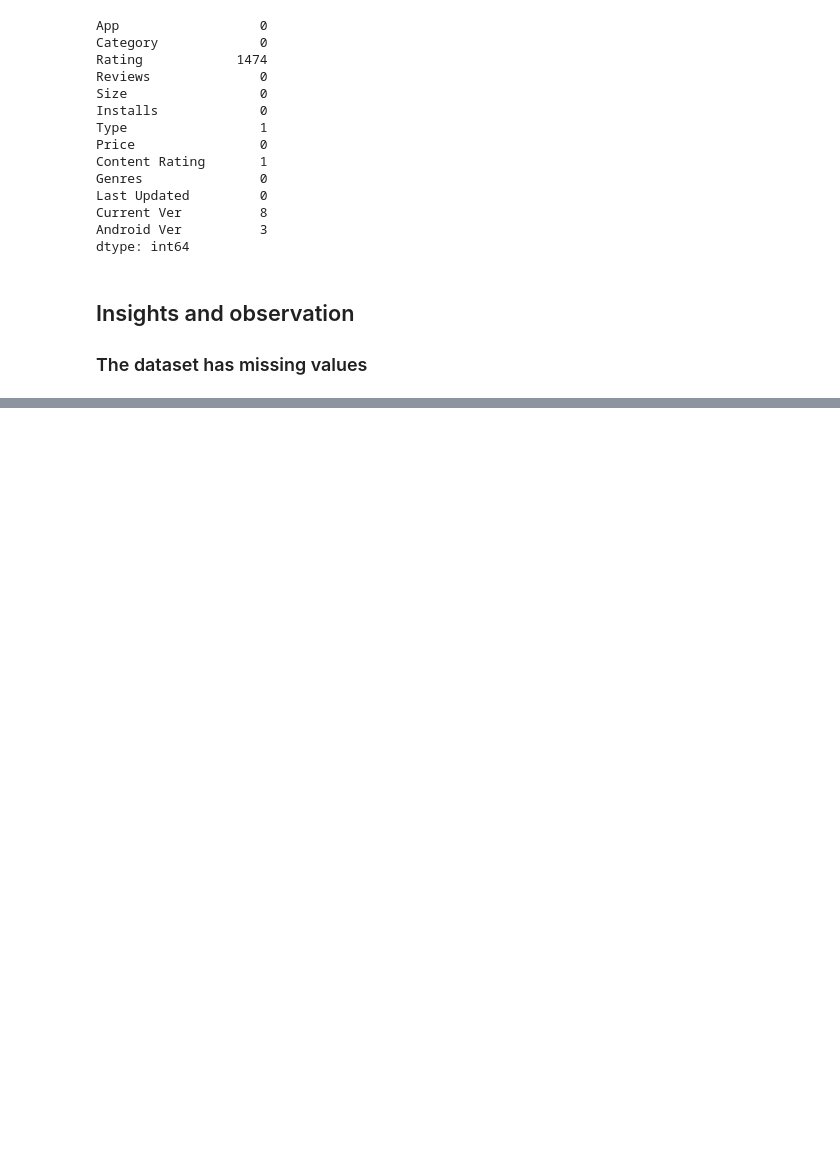
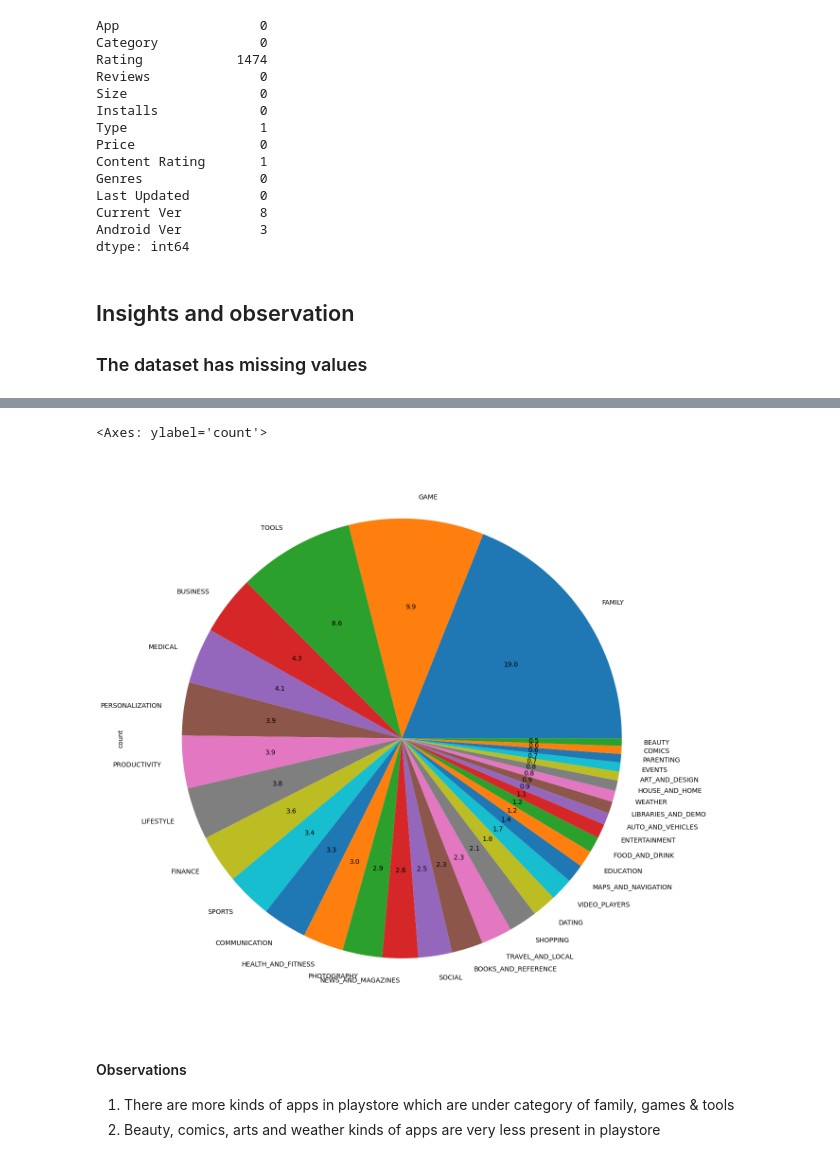
Before and after one commit to netofr19/machine_learning_course, a Jupyter notebook: exploratory_data_analysis/google_playstore_dataset.ipynb, the cells around one changed output, grey strips where cells are left out. Drawn from its saved outputs; the diff is of its cells as text; code cells hidden in the pictures; blank space fills up the shorter version.

```diff
--- a/exploratory_data_analysis/google_playstore_dataset.ipynb
+++ b/exploratory_data_analysis/google_playstore_dataset.ipynb
@@ -81,0 +163,7 @@ dtype: int64
+# %%
+chars_to_remove = ['+', ',', '$']
+columns_to_clean = ['Installs', 'Price']
+
+for item in chars_to_remove:
+    for cols in columns_to_clean:
+        df_copy[cols] = df_copy[cols].str.replace(item, '')
@@ -81,0 +335,9 @@ dtype: int64
+# %%
+df_copy['Category'].value_counts().plot.pie(y=df_copy['Category'], figsize=(15,16), autopct='%1.1f')
+# %% [output]
+<Axes: ylabel='count'>
+[figure, added]
+# %% [markdown]
+#### Observations
+1. There are more kinds of apps in playstore which are under category of family, games & tools
+2. Beauty, comics, arts and weather kinds of apps are very less present in playstore
```
Also changed, not shown: parts of 36 cells of this notebook, 1 other file.
